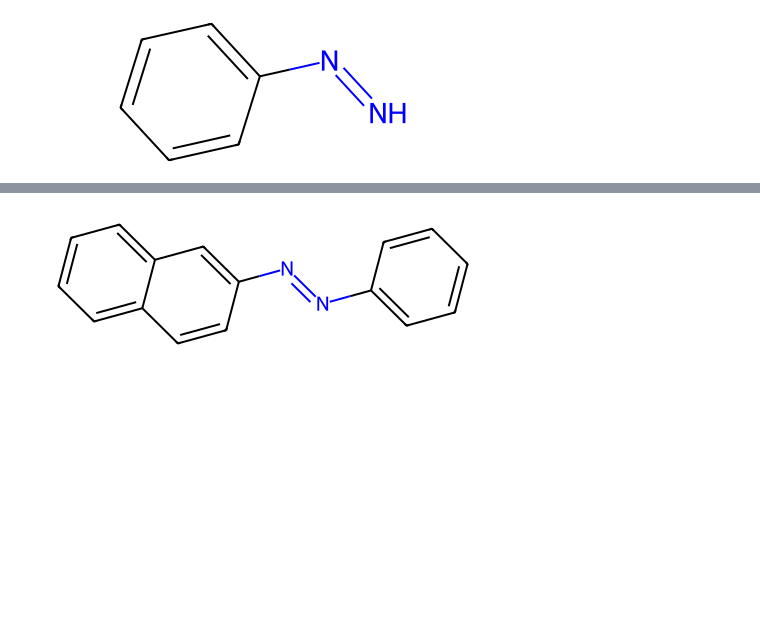
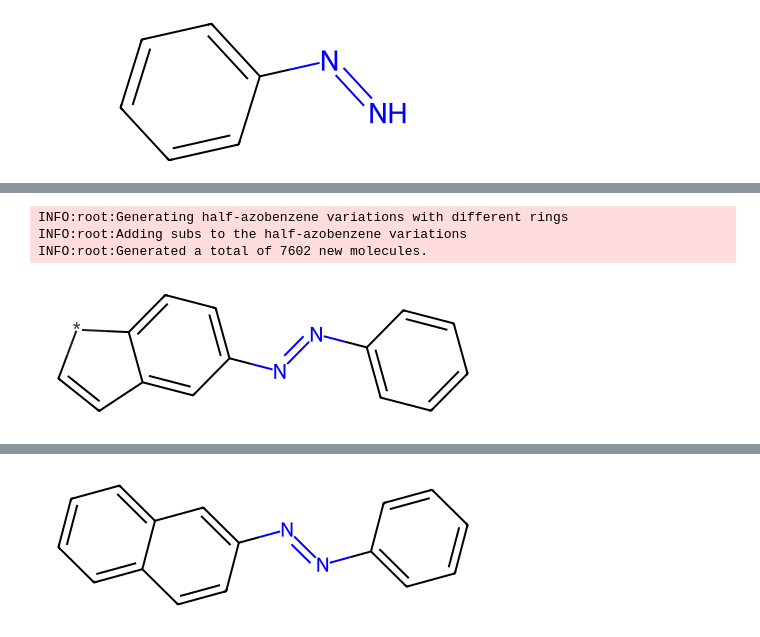
Before and after one commit to BerlinObel/xTB, a Jupyter notebook: generate_azobenzenes.ipynb, the cells around one changed output, grey strips where cells are left out. Cells and saved outputs as stored; diff of their text form; code cells hidden in the pictures; blank space fills up the shorter version.

```diff
--- a/generate_azobenzenes.ipynb
+++ b/generate_azobenzenes.ipynb
@@ -351,7 +302,53 @@ INFO:root:Generated a total of 15723 new molecules.
+# %%
+# Generate half-azobenzene variations with the ring substituents
+half_azobenzene = Chem.MolFromSmiles('C1=CC=C(C=C1)/N=N')
+ring_sub_placement = [7]
+ring_subs = electron_donating_rings + electron_withdrawing_rings
+
+logging.info('Generating half-azobenzene variations with different rings')
+
+half_azobenzenes_ring_subs = generate_molecules(
+    half_azobenzene, ring_subs, ring_sub_placement, 1, min_subs=1)
+
+# Expand each of the molecules with the ring substituent by adding up to three additional substituents at the sub placements
+ring_positions = [0, 1, 2, 4, 5]
+logging.info("Adding subs to the half-azobenzene variations")
+# Generate molecules with electron-donating substituents
+for mol in half_azobenzenes_ring_subs:
+    all_new_molecules.update_with_canonical_smiles(generate_and_print_molecules(
+        mol, electron_donating_substituents, left_ring_meta, 2, 'half-azobenzene', 'electron-donating meta'))
+    new_ortho = generate_and_print_molecules(
+        mol, electron_donating_substituents, left_ring_ortho, 2, 'half-azobenzene', 'electron-donating ortho')
+    all_new_molecules.update_with_canonical_smiles(new_ortho)
+    for ortho_mol in new_ortho:
+        added_para = generate_and_print_molecules(
+            mol, electron_donating_substituents, left_ring_para, 1, 'half-azobenzene', 'electron-donating para')
+        all_new_molecules.update_with_canonical_smiles(added_para)
+# Generate molecules with electron-withdrawing substituents
+for mol in half_azobenzenes_ring_subs:
+    all_new_molecules.update_with_canonical_smiles(generate_and_print_molecules(
+        mol, electron_withdrawing_substituents, left_ring_meta, 2, 'half-azobenzene', 'electron-withdrawing meta'))
+    new_ortho = generate_and_print_molecules(
+        mol, electron_withdrawing_substituents, left_ring_ortho, 2, 'half-azobenzene', 'electron-withdrawing ortho')
+    all_new_molecules.update_with_canonical_smiles(new_ortho)
+    for ortho_mol in new_ortho:
+        added_para = generate_and_print_molecules(
+            mol, electron_withdrawing_substituents, left_ring_para, 1, 'half-azobenzene', 'electron-withdrawing para')
+        all_new_molecules.update_with_canonical_smiles(added_para)
+
+
+logging.info(
+    f"Generated a total of {len(all_new_molecules)} new molecules.")
+# %% [output]
+INFO:root:Generating half-azobenzene variations with different rings
+INFO:root:Adding subs to the half-azobenzene variations
+INFO:root:Generated a total of 7602 new molecules.
 # %%
-extened_azobenzene = Chem.MolFromSmiles("c1cc2cc(/N=N/c3ccccc3)ccc2s1")
+extened_azobenzene = Chem.MolFromSmiles("c1cc2cc(/N=N/c3ccccc3)ccc2*1")
 # add_atom_numbers(extened_azobenzene)
 extened_azobenzene
+# %% [output]
+[figure, added]
 # %%
 ortho = [12, 3, 13, 8]
 
```
Also changed, not shown: parts of 10 cells of this notebook, 1 other file.
